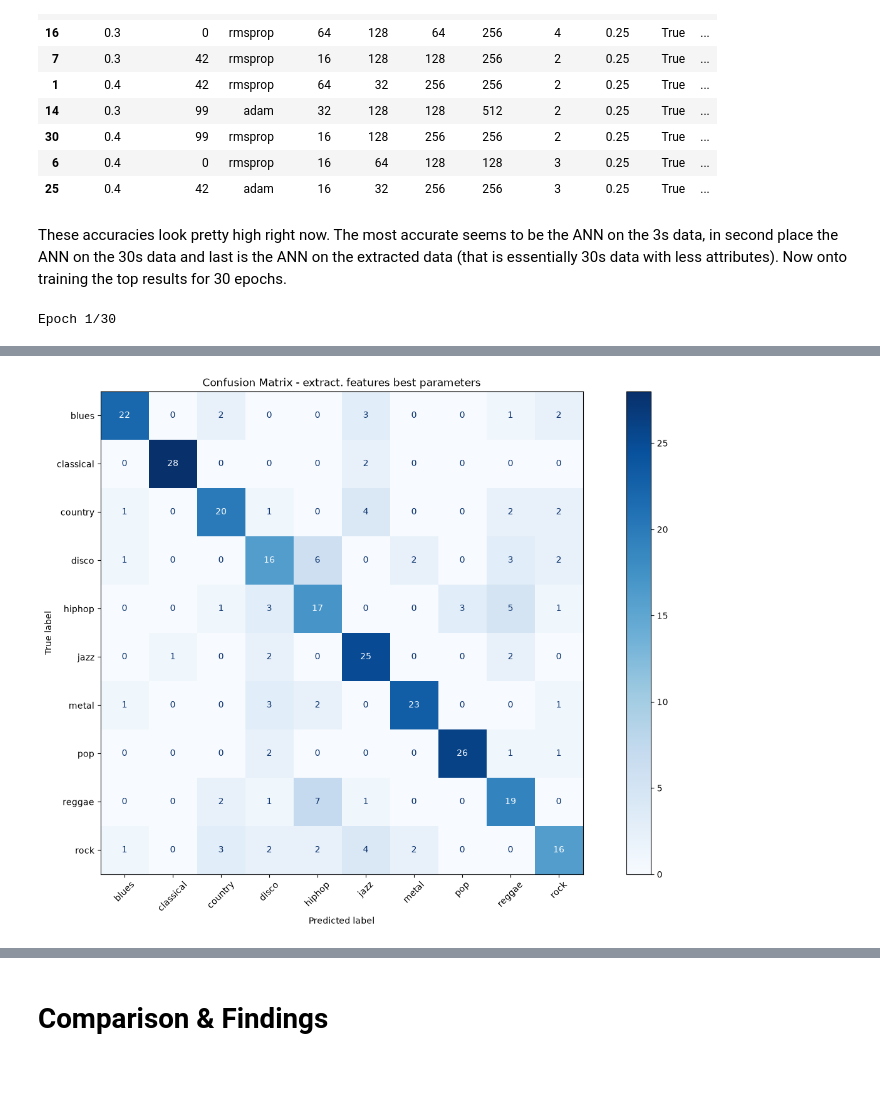
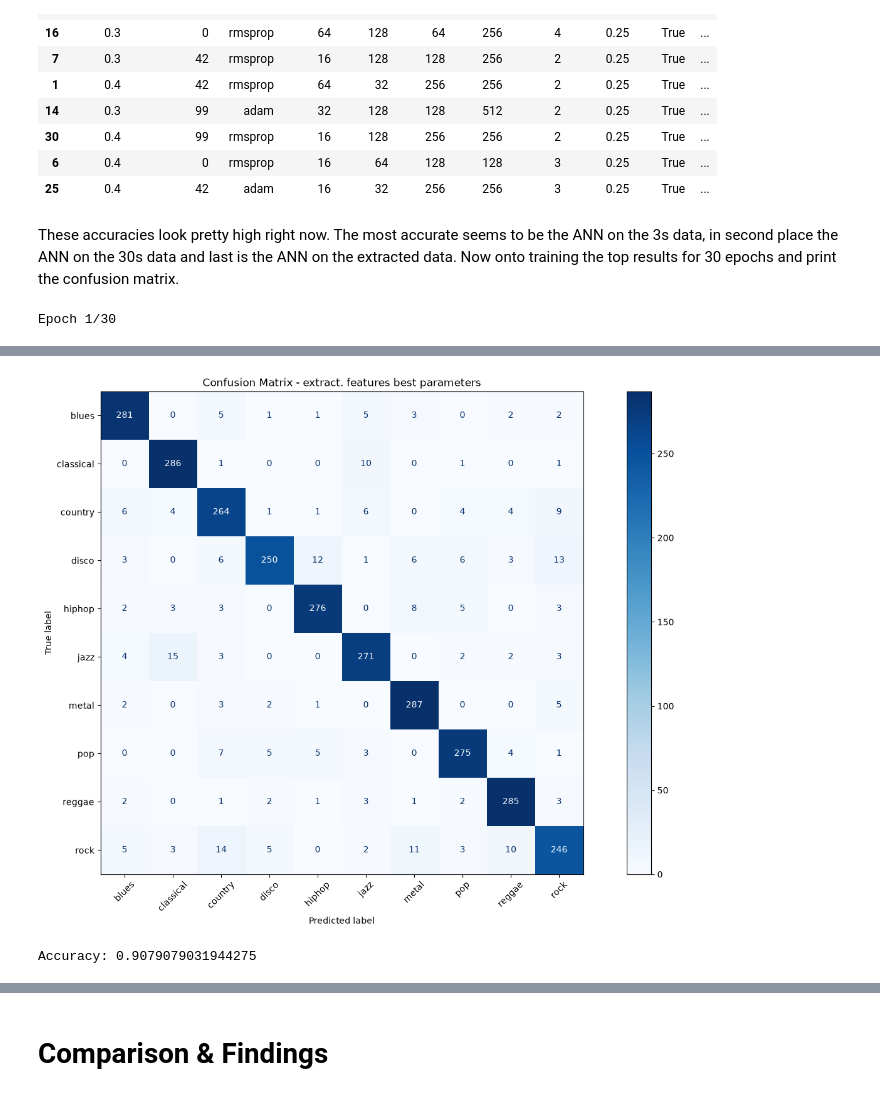
Before and after one commit to etiank/Jupyter-ML, a Jupyter notebook: main.ipynb, the cells around one changed output, grey strips where cells are left out. Saved outputs shown, nothing was run; the diff lists cells and outputs as text; code cells hidden in the pictures.

```diff
--- a/main.ipynb
+++ b/main.ipynb
@@ -497,18 +435,0 @@ X_train, X_test, y_train, y_test = train_test_split(
-# %%
-# image augmentation - technique to stop from overfitting
-model = models.Sequential([
-    #convolute
-    tf.keras.layers.Conv2D(64, (3,3), activation="relu", input_shape=(150,150,3)), # 3 is the number of channels (rgb) - (1 would be monochrome)
-    tf.keras.layers.MaxPooling2D(2,2),
-    tf.keras.layers.Conv2D(64, (3,3), activation="relu"),
-    tf.keras.layers.MaxPooling2D(2,2),
-    tf.keras.layers.Conv2D(128, (3,3), activation="relu"),
-    tf.keras.layers.MaxPooling2D(2,2),
-    tf.keras.layers.Conv2D(128, (3,3), activation="relu"),
-    tf.keras.layers.MaxPooling2D(2,2),
-    # flatten results
-    tf.keras.layers.Flatten(),
-    tf.keras.layers.Dropout(0.5), # also to help with overfitting
-    tf.keras.layers.Dense(512, activation="relu"),
-    tf.keras.layers.Dense(10, activation="softmax") # softmax layer, each neuron (10) lights up with a probability
-])
@@ -517,5 +435,0 @@ model = models.Sequential([
-# %%
-model.compile(optimizer='adam', # try "rmsprop"
-              loss='categorical_crossentropy',
-              metrics=['accuracy'])
-model.summary()
@@ -991,7 +892,8 @@ df_ann_sorted.head(10)
 | 6 | 0.4 | 0 | rmsprop | 16 | 64 | 128 | 128 | 3 | 0.25 | True | ... |
 | 25 | 0.4 | 42 | adam | 16 | 32 | 256 | 256 | 3 | 0.25 | True | ... |
 # %% [markdown]
-These accuracies look pretty high right now. The most accurate seems to be the ANN on the 3s data, in second place the ANN on the 30s data and last is the ANN on the extracted data (that is essentially 30s data with less attributes). Now onto training the top results for 30 epochs.
+These accuracies look pretty high right now. The most accurate seems to be the ANN on the 3s data, in second place the ANN on the 30s data and last is the ANN on the extracted data.
+Now onto training the top results for 30 epochs and print the confusion matrix.
 # %%
 #test_size	random_state	optimizer	neuro_4	neuro_3	neuro_2	neuro_1	n_layers	dropout_n	dropout	batch_size	EPOCHS	LOSS	ACCURACY
 # 3s
@@ -1000,7 +902,7 @@ These accuracies look pretty high right now. The most accurate seems to be the A
 # 0.4	        0	           rmsprop	    64  	128  128	512	      3	            0.25	True	32	        10     0.486971	 0.841592
 # 0.4	        99	           rmsprop	    16  	128  256	256	      2	            0.25	True	64	        10     0.479124	 0.837087
 # 0.4	        42	           rmsprop	    64  	32   256	256	      2	            0.25	True	32	        10     0.524728	 0.834835
-# 👑 test_size = 0.3; random_state = 99; optimizer = "adam"; neuro_4 = 32; neuro_3 = 128; neuro_2 = 128; neuro_1 = 512; n_layers = 2; dropout_n = 0.25; dropout = True; batch_size = 32
+test_size = 0.3; random_state = 99; optimizer = "adam"; neuro_4 = 32; neuro_3 = 128; neuro_2 = 128; neuro_1 = 512; n_layers = 2; dropout_n = 0.25; dropout = True; batch_size = 32
 # test_size = 0.3; random_state = 0; optimizer = "adam"; neuro_4 = 32; neuro_3 = 64; neuro_2 = 256; neuro_1 = 512; n_layers = 3; dropout_n = 0.25; dropout = True; batch_size = 128
 # test_size = 0.4; random_state = 0; optimizer = "rmsprop"; neuro_4 = 64; neuro_3 = 128; neuro_2 = 128; neuro_1 = 512; n_layers = 3; dropout_n = 0.25; dropout = True; batch_size = 128
 # test_size = 0.4; random_state = 99; optimizer = "rmsprop"; neuro_4 = 16; neuro_3 = 128; neuro_2 = 256; neuro_1 = 256; n_layers = 2; dropout_n = 0.25; dropout = True; batch_size = 64
@@ -1024,24 +926,23 @@ These accuracies look pretty high right now. The most accurate seems to be the A
 # 0.3	        42	            rmsprop	    16	    128	    128	    256 	2       	0.25	True	32      	10  	1.038411	0.646667
 # test_size = 0.3; random_state = 0; optimizer = "adam"; neuro_4 = 32; neuro_3 = 64; neuro_2 = 256; neuro_1 = 512; n_layers = 3; dropout_n = 0.25; dropout = True; batch_size = 128
 # test_size = 0.4; random_state = 0; optimizer = "rmsprop"; neuro_4 = 64; neuro_3 = 128; neuro_2 = 128; neuro_1 = 512; n_layers = 3; dropout_n = 0.25; dropout = True; batch_size = 32
-test_size = 0.3; random_state = 0; optimizer = "adam"; neuro_4 = 32; neuro_3 = 128; neuro_2 = 256; neuro_1 = 256; n_layers = 2; dropout_n = 0.50; dropout = True; batch_size = 32
+# 👑 test_size = 0.3; random_state = 0; optimizer = "adam"; neuro_4 = 32; neuro_3 = 128; neuro_2 = 256; neuro_1 = 256; n_layers = 2; dropout_n = 0.50; dropout = True; batch_size = 32
 # test_size = 0.3; random_state = 0; optimizer = "rmsprop"; neuro_4 = 64; neuro_3 = 128; neuro_2 = 64; neuro_1 = 256; n_layers = 4; dropout_n = 0.25; dropout = True; batch_size = 32
 # test_size = 0.3; random_state = 42; optimizer = "rmsprop"; neuro_4 = 16; neuro_3 = 128; neuro_2 = 128; neuro_1 = 256; n_layers =2; dropout_n = 0.25; dropout = True; batch_size = 32
-from sklearn.metrics import confusion_matrix, ConfusionMatrixDisplay
 
 
 EPOCHS = 30
-CSV_PATH_ANN = "ann-data-extr.csv"
+# CSV_PATH_ANN = "ann-data-extr.csv"
 sampled_params = list(ParameterSampler(param_grid, n_iter=N_TRIALS, random_state=42))
 ###
 # df_extr = pd.read_csv("ann-data-extr.csv") # ann-data-extr.csv
-df_base = extr_df.copy() # df_3; df_30; extr_df
-col = df_base.pop("genre") # "genre" for the extracted features one
-df_base.insert(0, "genre", col)
+df_base = df_3.copy() # df_3; df_30; extr_df
+col = df_base.pop("label") # "genre" for the extracted features one
+df_base.insert(0, "label", col)
 df_base.drop("filename", inplace=True, axis=1)
 
-X = df_base.drop(["genre"], axis =1)
-y = df_base["genre"]
+X = df_base.drop(["label"], axis =1)
+y = df_base["label"]
 
 encoder = LabelEncoder()
 y_enc = encoder.fit_transform(y)
@@ -1049,7 +950,6 @@ y_cat = to_categorical(y_enc)
 
 scaler = StandardScaler()
 X_scaled = scaler.fit_transform(X)
-
 
 results = []
 
@@ -1059,6 +959,7 @@ X_train, X_test, y_train, y_test = train_test_split(
     random_state=random_state,
     stratify=y_enc
 )
+
 
 model_layers = [
     tf.keras.layers.Dense(neuro_1, activation="relu",
@@ -1133 +1034,8 @@ Epoch 30/30
-[figure, old version]
+[figure, new version]
+# %%
+print("Accuracy:" , acc)
+# 3s:   Accuracy: 0.9079079031944275
+# 30s:  Accuracy: 0.7766666412353516
+# extr: Accuracy: 0.7166666388511658
+# %% [output]
+Accuracy: 0.9079079031944275
```
Also changed, not shown: parts of 61 cells of this notebook.
